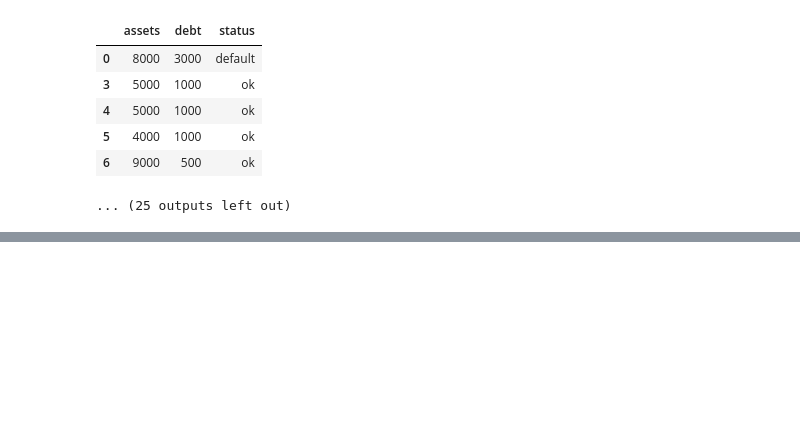
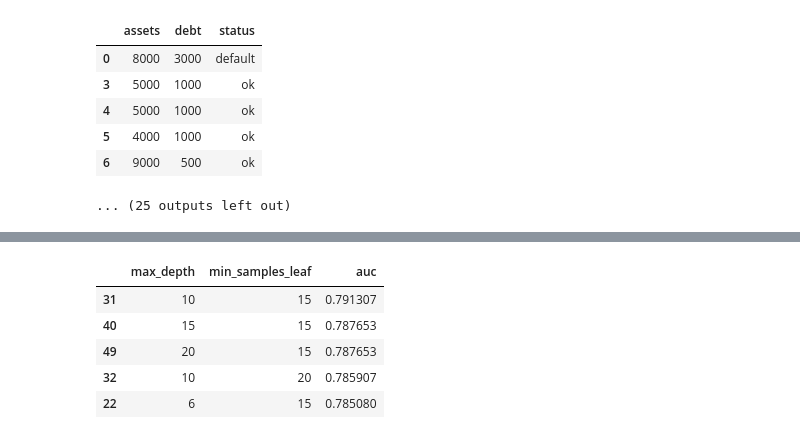
Before and after one commit to TonFak/ML-zoomcmp-Homework, a Jupyter notebook: 06-trees/06-trees.ipynb, the cells around one changed output, grey strips where cells are left out. Saved outputs shown, nothing was run; the diff lists cells and outputs as text; code cells hidden in the pictures; blank space fills up the shorter version.

```diff
--- a/06-trees/06-trees.ipynb
+++ b/06-trees/06-trees.ipynb
@@ -380,0 +418,9 @@ Name: proportion, dtype: float64
+# %%
+df_scores.sort_values(by='auc', ascending=False).head()
+# %% [output]
+|  | max_depth | min_samples_leaf | auc |
+| 31 | 10 | 15 | 0.791307 |
+| 40 | 15 | 15 | 0.787653 |
+| 49 | 20 | 15 | 0.787653 |
+| 32 | 10 | 20 | 0.785907 |
+| 22 | 6 | 15 | 0.785080 |
```
Also changed, not shown: parts of 10 cells of this notebook.
